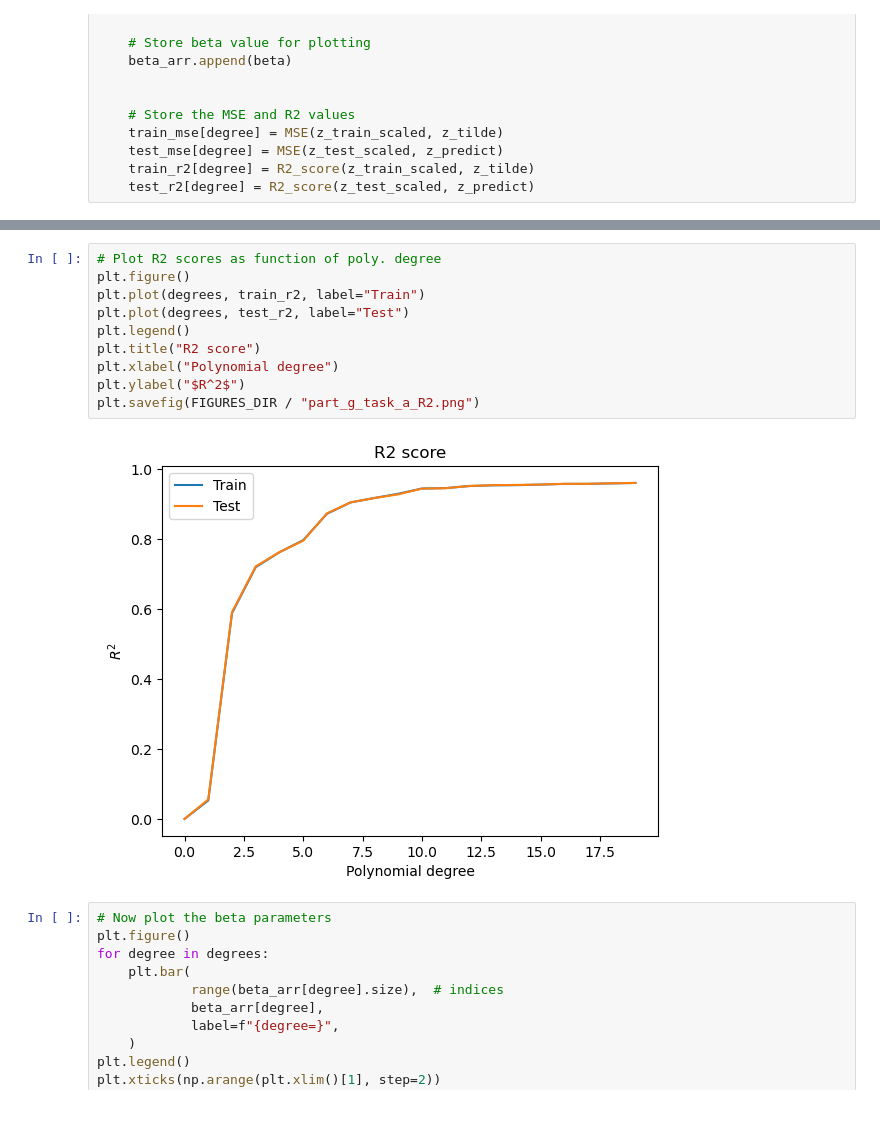
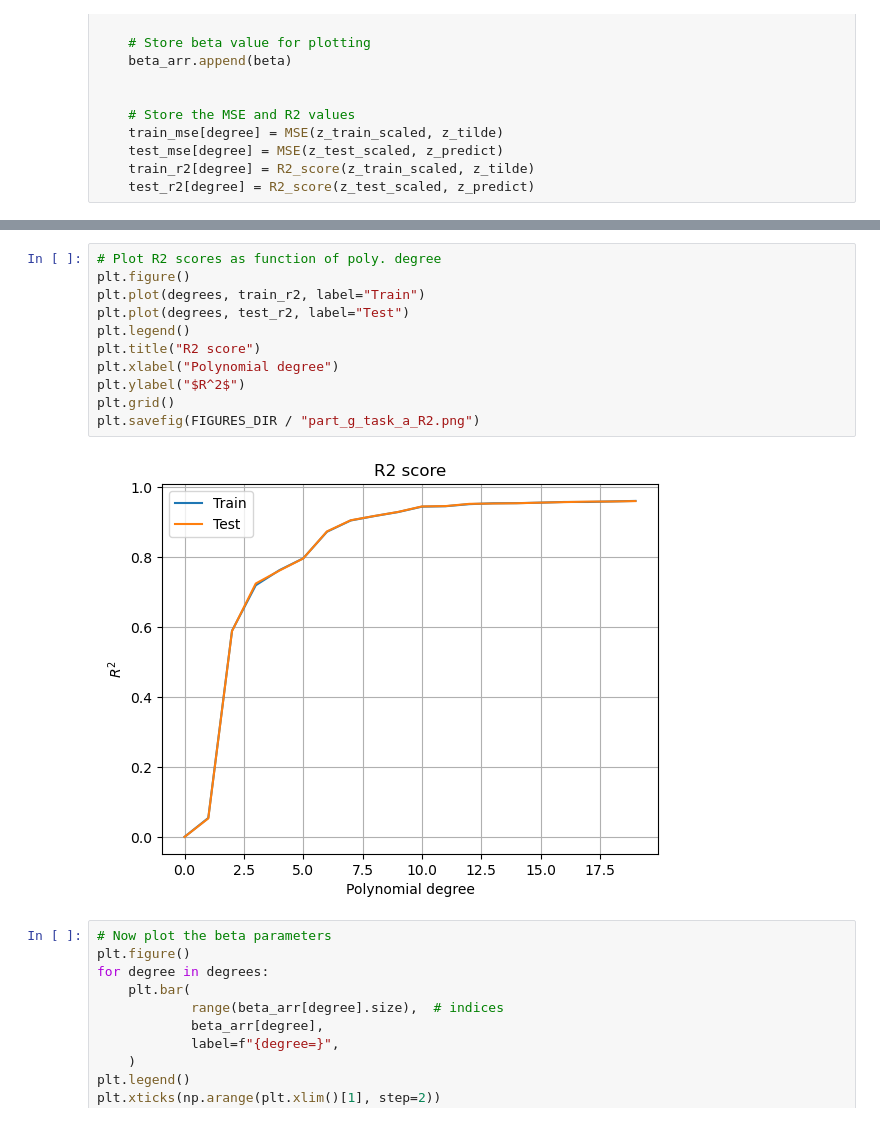
Before and after one commit to LassePladsen/FYS-STK3155-projects, a Jupyter notebook: project1/source_code/part_g_real_data.ipynb, the cells around one changed output, grey strips where cells are left out. Cells and saved outputs as stored; diff of their text form.

```diff
--- a/project1/source_code/part_g_real_data.ipynb
+++ b/project1/source_code/part_g_real_data.ipynb
@@ -286,15 +286,16 @@ plt.savefig(FIGURES_DIR / "part_g_task_a_MSE.png")
 # %%
 # Plot R2 scores as function of poly. degree
 plt.figure()
 plt.plot(degrees, train_r2, label="Train")
 plt.plot(degrees, test_r2, label="Test")
 plt.legend()
 plt.title("R2 score")
 plt.xlabel("Polynomial degree")
 plt.ylabel("$R^2$")
+plt.grid()
 plt.savefig(FIGURES_DIR / "part_g_task_a_R2.png")
 # %% [output]
-[figure, old version]
+[figure, new version]
 # %%
 # Now plot the beta parameters
 plt.figure()
```
Also changed, not shown: parts of 8 cells of this notebook, 4 other files.
